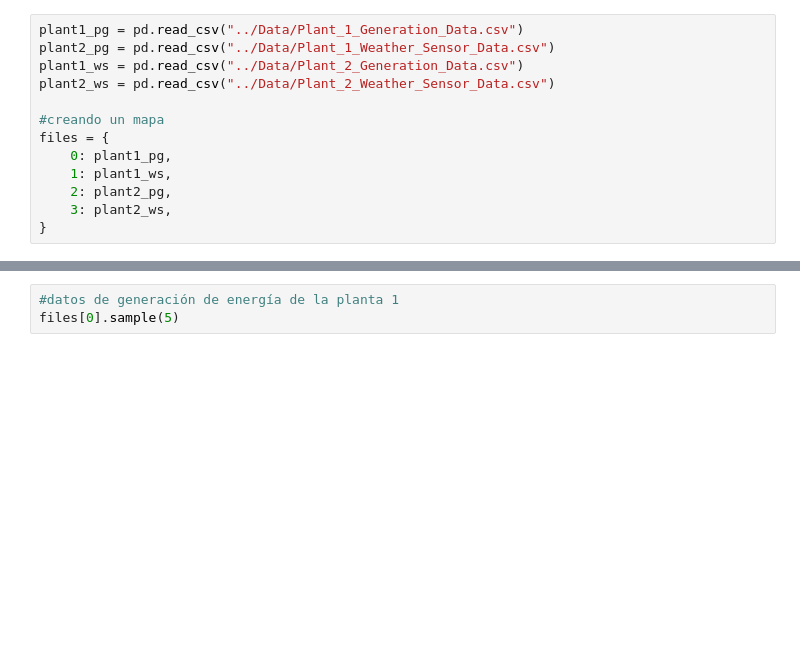
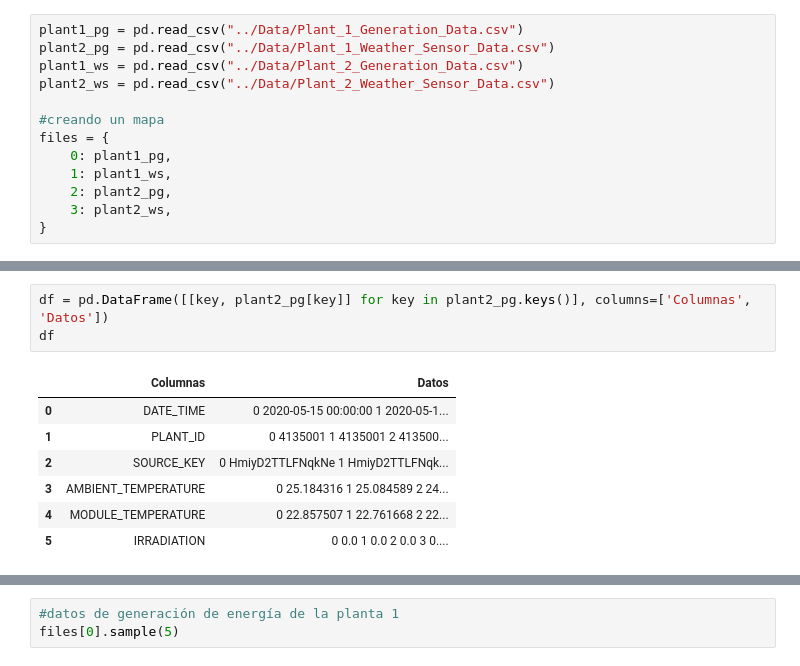
Before and after one commit to dzamoramu/Taller4DB2, a Jupyter notebook: Workshop 4/notebooks/bigtable-Workshop4Final.ipynb, the cells around one changed output, grey strips where cells are left out. Drawn from its saved outputs; the diff is of its cells as text; blank space fills up the shorter version.

```diff
--- a/Workshop 4/notebooks/bigtable-Workshop4Final.ipynb
+++ b/Workshop 4/notebooks/bigtable-Workshop4Final.ipynb
@@ -56,0 +69,11 @@ files = {
+# %%
+df = pd.DataFrame([[key, plant2_pg[key]] for key in plant2_pg.keys()], columns=['Columnas', 'Datos'])
+df
+# %% [output]
+|  | Columnas | Datos |
+| 0 | DATE_TIME | 0 2020-05-15 00:00:00 1 2020-05-1... |
+| 1 | PLANT_ID | 0 4135001 1 4135001 2 413500... |
+| 2 | SOURCE_KEY | 0 HmiyD2TTLFNqkNe 1 HmiyD2TTLFNqk... |
+| 3 | AMBIENT_TEMPERATURE | 0 25.184316 1 25.084589 2 24... |
+| 4 | MODULE_TEMPERATURE | 0 22.857507 1 22.761668 2 22... |
+| 5 | IRRADIATION | 0 0.0 1 0.0 2 0.0 3 0.... |
```
Also changed, not shown: parts of 5 cells of this notebook, 2 other files.
